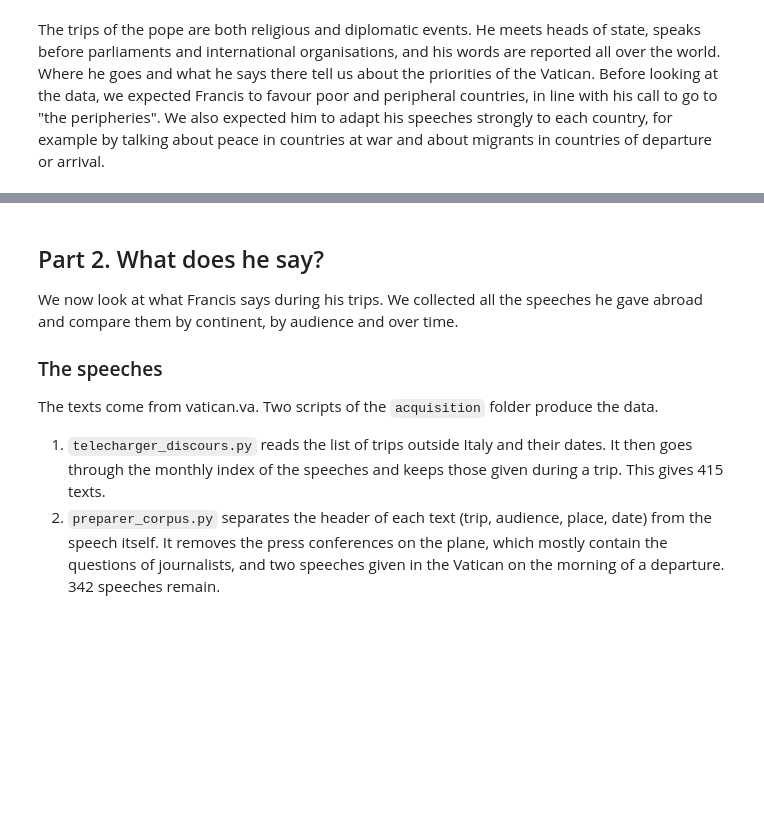
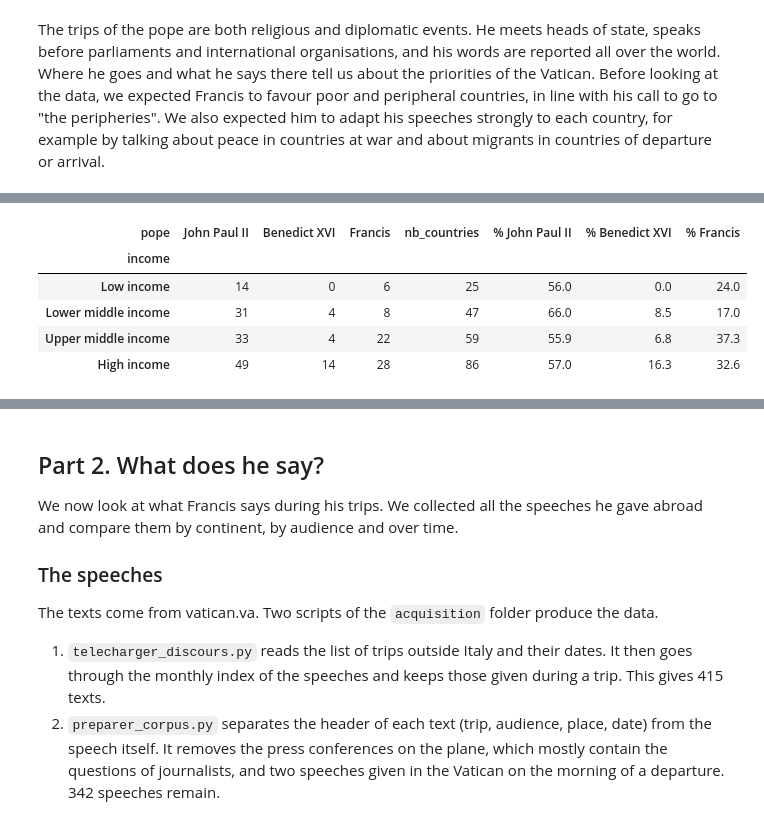
Before and after one commit to arthurdrk/projet-discours, a Jupyter notebook: main.ipynb, the cells around one changed output, grey strips where cells are left out. Drawn from its saved outputs; the diff is of its cells as text; code cells hidden in the pictures; blank space fills up the shorter version.

```diff
--- a/main.ipynb
+++ b/main.ipynb
@@ -493,0 +447,23 @@ In the bar chart, high-income countries receive the most visits for the three po
+# %%
+# The 5 years before the visit (the data stops in 2015)
+visits["year_end"] = visits["year"].clip(upper=2015)
+visits["year_start"] = visits["year_end"] - 5
+
+# Share of Catholics in the visited country at the start and at the end
+share_start = religions[["iso3", "year_religion", "catholics"]].rename(
+    columns={"year_religion": "year_start", "catholics": "catholics_start"})
+share_end = religions[["iso3", "year_religion", "catholics"]].rename(
+    columns={"year_religion": "year_end", "catholics": "catholics_end"})
+visits = visits.merge(share_start, on=["iso3", "year_start"], how="left")
+visits = visits.merge(share_end, on=["iso3", "year_end"], how="left")
+
+# Average share of Catholics of all countries at the start and at the end
+mean_start = mean_catholics.rename(columns={"year_religion": "year_start", "mean_catholics": "mean_start"})
+mean_end = mean_catholics.rename(columns={"year_religion": "year_end", "mean_catholics": "mean_end"})
+visits = visits.merge(mean_start, on="year_start", how="left")
+visits = visits.merge(mean_end, on="year_end", how="left")
+
+# Changes in percentage points
+visits["change_country"] = visits["catholics_end"] - visits["catholics_start"]
+visits["change_mean"] = visits["mean_end"] - visits["mean_start"]
+visits["change_vs_mean"] = visits["change_country"] - visits["change_mean"]
@@ -493,0 +526,10 @@ In the bar chart, high-income countries receive the most visits for the three po
+# %%
+# World GDP per capita each year (the World Bank gives it with the code "WLD")
+world_gdp = wb[wb["iso3"] == "WLD"][["year", "gdp_per_capita"]]
+world_gdp = world_gdp.rename(columns={"gdp_per_capita": "world_gdp_per_capita"})
+
+visits = visits.merge(world_gdp, on="year", how="left")
+visits["gdp_ratio"] = visits["gdp_per_capita"] / visits["world_gdp_per_capita"]
+
+# Visits without GDP data
+visits.loc[visits["gdp_per_capita"].isna(), ["pope", "year", "country"]]
@@ -493,0 +599,18 @@ In the bar chart, high-income countries receive the most visits for the three po
+# %%
+# Number of different countries visited in each income group (a country visited twice counts once)
+countries_by_income = visits.groupby(["income", "pope"])["iso3"].nunique().unstack(fill_value=0).loc[income_order, POPES]
+
+# Total number of countries in each income group, to compare
+countries_by_income["nb_countries"] = wb_countries["income"].value_counts()
+
+# Share of the countries of the group that each pope visited (in %)
+for pope in POPES:
+    countries_by_income["% " + pope] = (countries_by_income[pope] / countries_by_income["nb_countries"] * 100).round(1)
+countries_by_income
+# %% [output]
+| pope | John Paul II | Benedict XVI | Francis | nb_countries | % John Paul II | % Benedict XVI | % Francis |
+| income |  |  |  |  |  |  |  |
+| Low income | 14 | 0 | 6 | 25 | 56.0 | 0.0 | 24.0 |
+| Lower middle income | 31 | 4 | 8 | 47 | 66.0 | 8.5 | 17.0 |
+| Upper middle income | 33 | 4 | 22 | 59 | 55.9 | 6.8 | 37.3 |
+| High income | 49 | 14 | 28 | 86 | 57.0 | 16.3 | 32.6 |
```
Also changed, not shown: parts of 84 cells of this notebook.
